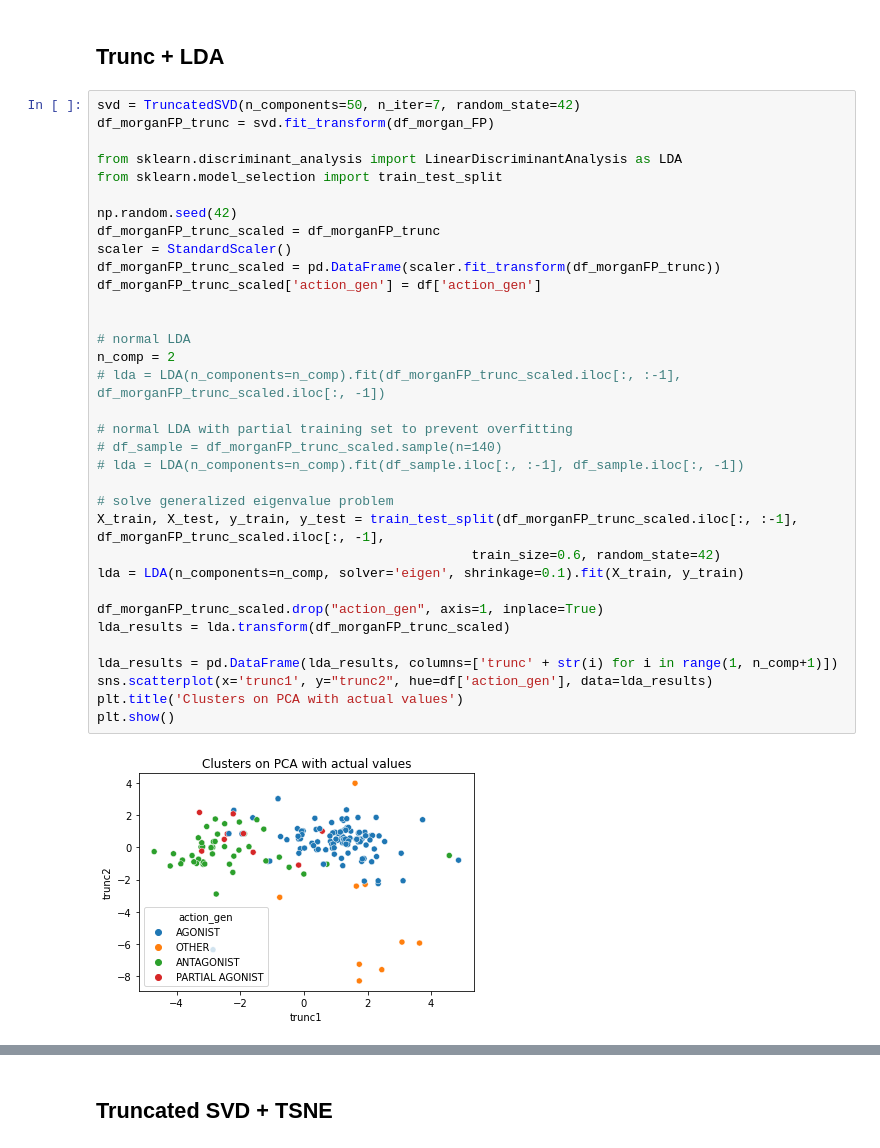
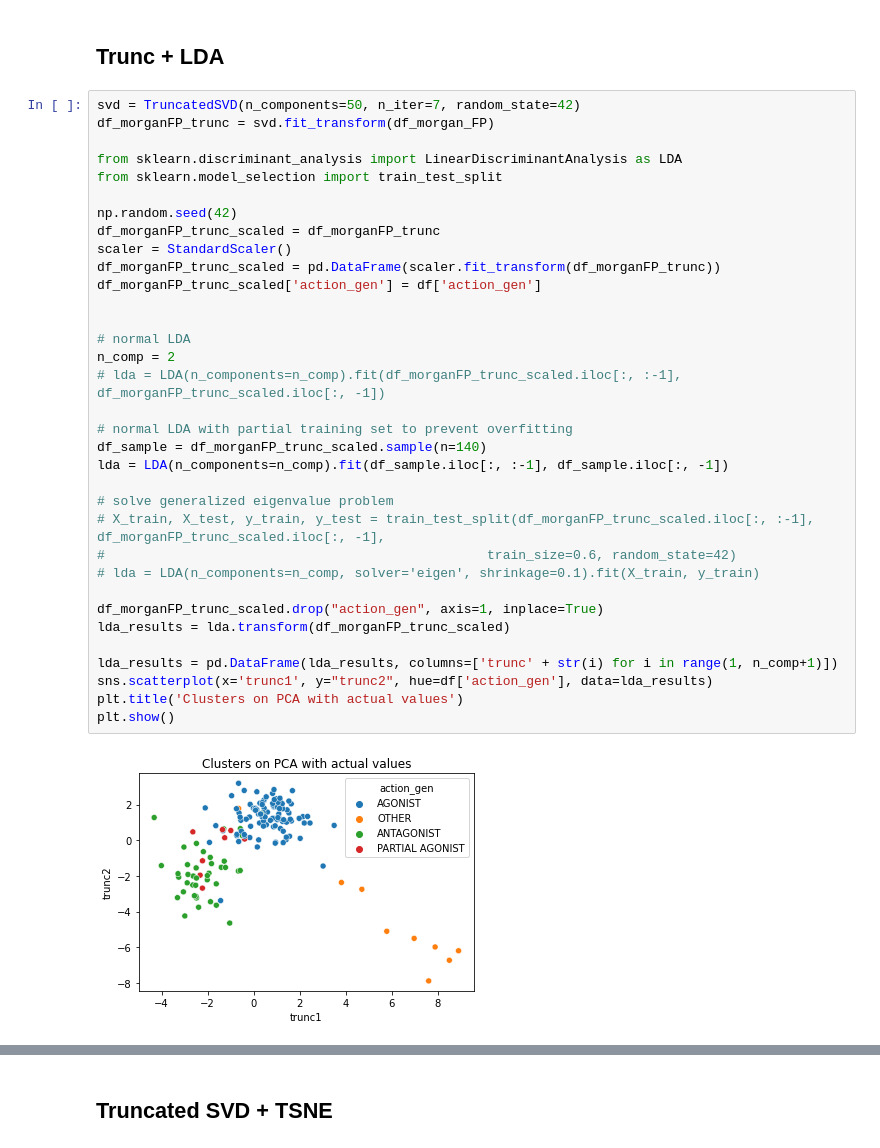
Before and after one commit to chopralab/ASPIRE_QSAR, a Jupyter notebook: morgFp_analysis.ipynb, the cells around one changed output, grey strips where cells are left out. Cells and saved outputs as stored; diff of their text form.

Commit message:
morgan FP push

```diff
--- a/morgFp_analysis.ipynb
+++ b/morgFp_analysis.ipynb
@@ -156,39 +156,39 @@ PARTIAL AGONIST       0.00      0.00      0.00        11
 # %%
 svd = TruncatedSVD(n_components=50, n_iter=7, random_state=42)
 df_morganFP_trunc = svd.fit_transform(df_morgan_FP)
 
 from sklearn.discriminant_analysis import LinearDiscriminantAnalysis as LDA
 from sklearn.model_selection import train_test_split
 
 np.random.seed(42)
 df_morganFP_trunc_scaled = df_morganFP_trunc
 scaler = StandardScaler()
 df_morganFP_trunc_scaled = pd.DataFrame(scaler.fit_transform(df_morganFP_trunc))
 df_morganFP_trunc_scaled['action_gen'] = df['action_gen']
 
 
 # normal LDA
 n_comp = 2
 # lda = LDA(n_components=n_comp).fit(df_morganFP_trunc_scaled.iloc[:, :-1], df_morganFP_trunc_scaled.iloc[:, -1])
 
 # normal LDA with partial training set to prevent overfitting
-# df_sample = df_morganFP_trunc_scaled.sample(n=140)
-# lda = LDA(n_components=n_comp).fit(df_sample.iloc[:, :-1], df_sample.iloc[:, -1])
+df_sample = df_morganFP_trunc_scaled.sample(n=140)
+lda = LDA(n_components=n_comp).fit(df_sample.iloc[:, :-1], df_sample.iloc[:, -1])
 
 # solve generalized eigenvalue problem
-X_train, X_test, y_train, y_test = train_test_split(df_morganFP_trunc_scaled.iloc[:, :-1], df_morganFP_trunc_scaled.iloc[:, -1],
-                                                train_size=0.6, random_state=42)
-lda = LDA(n_components=n_comp, solver='eigen', shrinkage=0.1).fit(X_train, y_train)
+# X_train, X_test, y_train, y_test = train_test_split(df_morganFP_trunc_scaled.iloc[:, :-1], df_morganFP_trunc_scaled.iloc[:, -1],
+#                                                 train_size=0.6, random_state=42)
+# lda = LDA(n_components=n_comp, solver='eigen', shrinkage=0.1).fit(X_train, y_train)
 
 df_morganFP_trunc_scaled.drop("action_gen", axis=1, inplace=True)
 lda_results = lda.transform(df_morganFP_trunc_scaled)
 
 lda_results = pd.DataFrame(lda_results, columns=['trunc' + str(i) for i in range(1, n_comp+1)])
 sns.scatterplot(x='trunc1', y="trunc2", hue=df['action_gen'], data=lda_results)
 plt.title('Clusters on PCA with actual values')
 plt.show()
 # %% [output]
-[figure, old version]
+[figure, new version]
 # %%
 clustering_kmeans = KMeans(n_clusters=4)
 lda_results['clusters'] = clustering_kmeans.fit_predict(lda_results)
```
Also changed, not shown: parts of 4 cells of this notebook, 1 other file.
